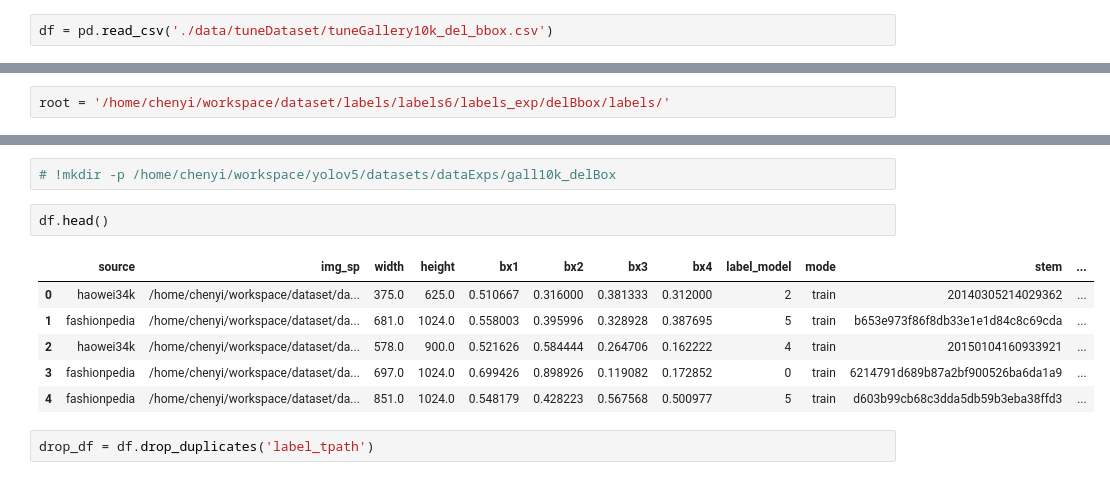
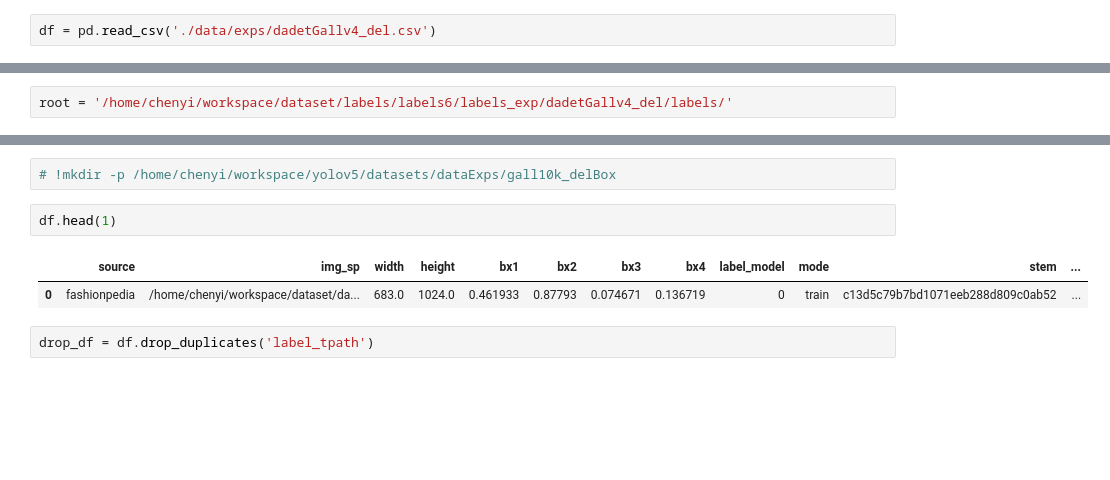
Before and after one commit to PEduck/datasetMudule, a Jupyter notebook: dataset/trainset_generate/gen2_label_txt.ipynb, the cells around one changed output, grey strips where cells are left out. Saved outputs shown, nothing was run; the diff lists cells and outputs as text; blank space fills up the shorter version.

```diff
--- a/dataset/trainset_generate/gen_label_txt.ipynb
+++ b/dataset/trainset_generate/gen2_label_txt.ipynb
@@ -142,5 +143,5 @@ plt.show()
 # %%
-df = pd.read_csv('./data/tuneDataset/tuneGallery10k_del_bbox.csv')
+df = pd.read_csv('./data/exps/dadetGallv4_del.csv')
 # %%
 len(df)
 # %% [output]
@@ -179,5 +171,5 @@ df.head(1)
 # %%
-root = '/home/chenyi/workspace/dataset/labels/labels6/labels_exp/delBbox/labels/'
+root = '/home/chenyi/workspace/dataset/labels/labels6/labels_exp/dadetGallv4_del/labels/'
 # %%
 df['label_tpath'] = df.apply(lambda row: Path('{0}{1}/{2}.txt'.format(root, row['mode'], row['stem'])), axis=1)
 # %%
@@ -285,14 +291,10 @@ label_path,text
 # %%
 # !mkdir -p /home/chenyi/workspace/yolov5/datasets/dataExps/gall10k_delBox
 # %%
-df.head()
+df.head(1)
 # %% [output]
 |  | source | img_sp | width | height | bx1 | bx2 | bx3 | bx4 | label_model | mode | stem | ... |
-| 0 | haowei34k | /home/chenyi/workspace/dataset/da... | 375.0 | 625.0 | 0.510667 | 0.316000 | 0.381333 | 0.312000 | 2 | train | 20140305214029362 | ... |
-| 1 | fashionpedia | /home/chenyi/workspace/dataset/da... | 681.0 | 1024.0 | 0.558003 | 0.395996 | 0.328928 | 0.387695 | 5 | train | b653e973f86f8db33e1e1d84c8c69cda | ... |
-| 2 | haowei34k | /home/chenyi/workspace/dataset/da... | 578.0 | 900.0 | 0.521626 | 0.584444 | 0.264706 | 0.162222 | 4 | train | 20150104160933921 | ... |
-| 3 | fashionpedia | /home/chenyi/workspace/dataset/da... | 697.0 | 1024.0 | 0.699426 | 0.898926 | 0.119082 | 0.172852 | 0 | train | 6214791d689b87a2bf900526ba6da1a9 | ... |
-| 4 | fashionpedia | /home/chenyi/workspace/dataset/da... | 851.0 | 1024.0 | 0.548179 | 0.428223 | 0.567568 | 0.500977 | 5 | train | d603b99cb68c3dda5db59b3eba38ffd3 | ... |
+| 0 | fashionpedia | /home/chenyi/workspace/dataset/da... | 683.0 | 1024.0 | 0.461933 | 0.87793 | 0.074671 | 0.136719 | 0 | train | c13d5c79b7bd1071eeb288d809c0ab52 | ... |
 # %%
 drop_df = df.drop_duplicates('label_tpath')
 # %%
```
Also changed, not shown: parts of 40 cells of this notebook, 4 other files.
